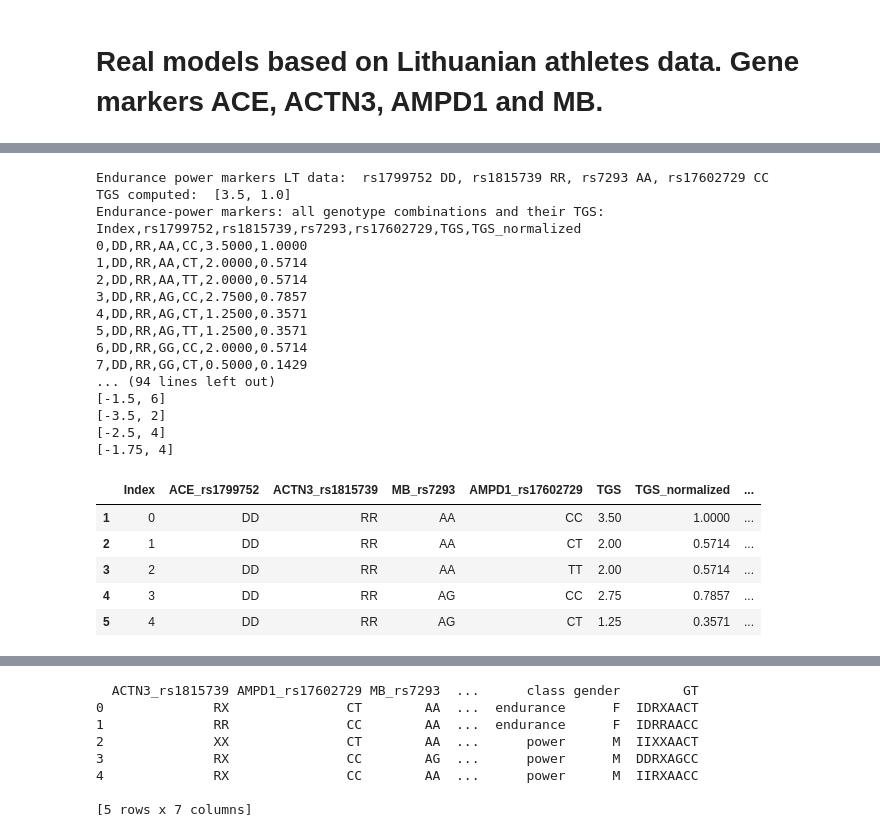
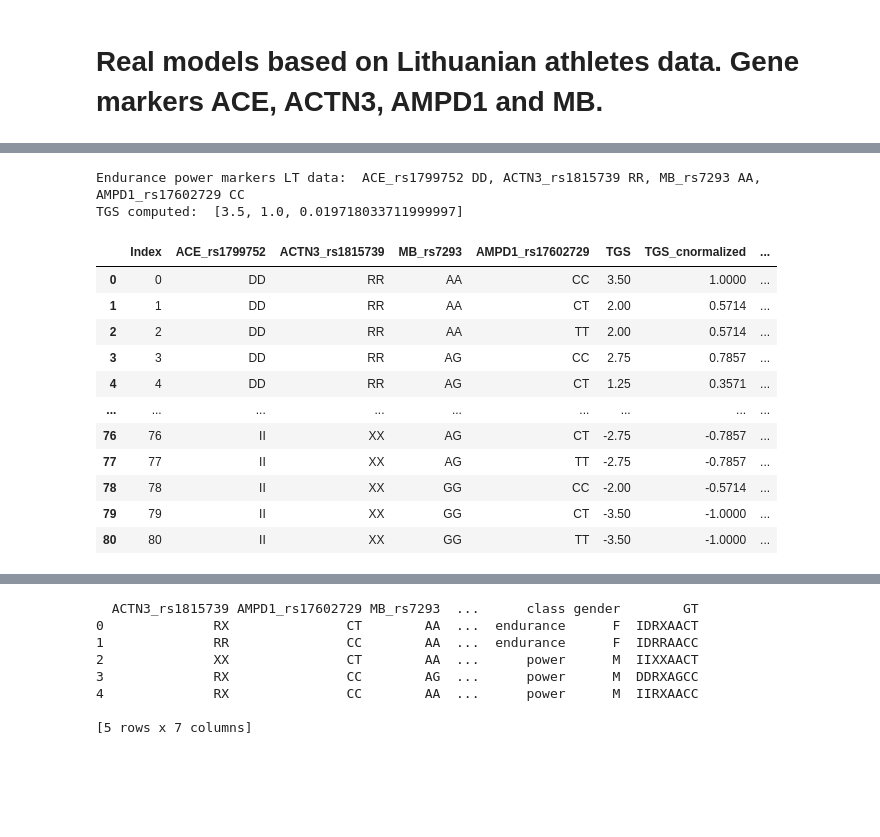
Before and after one commit to erinijapranckeviciene/ppolygenic, a Jupyter notebook: ppolygenic_working_draft.ipynb, the cells around one changed output, grey strips where cells are left out. Saved outputs shown, nothing was run; the diff lists cells and outputs as text; code cells hidden in the pictures; blank space fills up the shorter version.

```diff
--- a/ppolygenic_working_draft.ipynb
+++ b/ppolygenic_working_draft.ipynb
@@ -412,75 +461,51 @@ Index,rs1801133,rs602662,rs526934,rs1801222,TGS,TGS_normalized,GTprobability
 # %%
 import sys
 import itertools
 import csv
 import pandas
 
 ####### Endurance_power_markers dictionary
 markers_endpow ={ \
 # Endurance_power markers from literature evidence
      'endurance_power_vilnius': \
-                {'rs1799752':     {'gene':'ACE', 'genotype_scores':{'DD': 1, 'ID': 0, 'II': -1},'allele_freq':{'I':0.43,'D':0.57}, 'conf': 1},\
-                 'rs1815739':     {'gene':'ACTN3', 'genotype_scores':{'RR': 1, 'RX': 0, 'XX': -1},'allele_freq':{'R':0.65,'X':0.35}, 'conf': 1},\
-                 'rs7293': {'gene':'MB','genotype_scores':{'AA': 1, 'AG': 0, 'GG': -1},'allele_freq':{'A':0.5,'G':0.5}, 'conf': 0.75},\
-                 'rs17602729':{'gene':'AMPD1','genotype_scores':{'CC': 1, 'CT': -1, 'TT': -1},'allele_freq':{'C':0.85,'T':0.15}, 'conf': 0.75}}}
+                {'ACE_rs1799752':     {'gene':'ACE', 'genotype_scores':{'DD': 1, 'ID': 0, 'II': -1},'frequencies':{'DD': 0.247, 'ID': 0.369, 'II': 0.384},'allele_freq':{'I':0.43,'D':0.57}, 'conf': 1},\
+                 'ACTN3_rs1815739':     {'gene':'ACTN3', 'genotype_scores':{'RR': 1, 'RX': 0, 'XX': -1},'frequencies':{'RR': 0.408, 'RX': 0.49, 'XX': 0.102},'allele_freq':{'R':0.65,'X':0.35}, 'conf': 1},\
+                 'MB_rs7293': {'gene':'MB','genotype_scores':{'AA': 1, 'AG': 0, 'GG': -1},'frequencies':{'AA': 0.271, 'AG': 0.455, 'GG': 0.275},'allele_freq':{'A':0.5,'G':0.5}, 'conf': 0.75},\
+                 'AMPD1_rs17602729':{'gene':'AMPD1','genotype_scores':{'CC': 1, 'CT': -1, 'TT': -1},'frequencies':{'CC': 0.722, 'CT': 0.255, 'TT': 0.024},'allele_freq':{'C':0.85,'T':0.15}, 'conf': 0.75}}}
 
-endpow_gt_list='rs1799752 DD, rs1815739 RR, rs7293 AA, rs17602729 CC '
+endpow_gt_list='ACE_rs1799752 DD, ACTN3_rs1815739 RR, MB_rs7293 AA, AMPD1_rs17602729 CC '
 
 tgs_endpow = total_genotype_score(endpow_gt_list, markers_endpow['endurance_power_vilnius'])
 print("Endurance power markers LT data: ",endpow_gt_list)
 print("TGS computed: ", tgs_endpow)
 
 co = genotype_combinations_tgs(markers_endpow['endurance_power_vilnius'])
 # tg has a matrix of all combinations of the genotypes of markers in the model
 tg=co[0]
 # ft has a frequency distribution of the TGS
-ft=co[1]
+#ft=co[1]
 
-print("Endurance-power markers: all genotype combinations and their TGS:")
-for x in tg:
-    print(x)
+# Uncomment if you need to print a csv like data
+#print("Endurance-power markers: all genotype combinations and their TGS:")
+#for x in tg:
+#    print(x)
 
-print("Endurance-power markers: table of TGS frequency distribution:")
-for x in ft:
-    print(x)
-
-v=[]
-cnames=tg[0]
-s=cnames.split(sep=",")
-#print(s)
-for x in tg:
- v.append(x.split(sep=","))
-
-gtsdist=pandas.DataFrame(v,columns=['Index', 'ACE_rs1799752', 'ACTN3_rs1815739', 'MB_rs7293', 'AMPD1_rs17602729', 'TGS', 'TGS_normalized'])
-gtsdist1=gtsdist.drop([0],axis=0)
-gtsdist1['TGS']=gtsdist1['TGS'].astype(float)
-uniqgt=gtsdist1['ACE_rs1799752']+gtsdist1['ACTN3_rs1815739']+gtsdist1['MB_rs7293']+gtsdist1['AMPD1_rs17602729']
-gtsdist1['GT']=uniqgt
-#gtsdist1 is null distribution of genotypes and TGS scores across genotypes
-TGSmat=gtsdist1.copy()
-# TGSmat contains null model
-TGSmat.head()
+# Create a dataframe from all combinations and add GT column of benotype combinations
+TGSmat=GTcombinations_to_df(tg)
+TGSmat['GT']=TGSmat['ACE_rs1799752']+TGSmat['ACTN3_rs1815739']+TGSmat['MB_rs7293']+TGSmat['AMPD1_rs17602729']
+TGSmat
 # %% [output]
-Endurance power markers LT data:  rs1799752 DD, rs1815739 RR, rs7293 AA, rs17602729 CC
-TGS computed:  [3.5, 1.0]
-Endurance-power markers: all genotype combinations and their TGS:
-Index,rs1799752,rs1815739,rs7293,rs17602729,TGS,TGS_normalized
-0,DD,RR,AA,CC,3.5000,1.0000
-1,DD,RR,AA,CT,2.0000,0.5714
-2,DD,RR,AA,TT,2.0000,0.5714
-3,DD,RR,AG,CC,2.7500,0.7857
-4,DD,RR,AG,CT,1.2500,0.3571
-5,DD,RR,AG,TT,1.2500,0.3571
-6,DD,RR,GG,CC,2.0000,0.5714
-7,DD,RR,GG,CT,0.5000,0.1429
-... (94 lines left out)
-[-1.5, 6]
-[-3.5, 2]
-[-2.5, 4]
-[-1.75, 4]
+Endurance power markers LT data:  ACE_rs1799752 DD, ACTN3_rs1815739 RR, MB_rs7293 AA, AMPD1_rs17602729 CC
+TGS computed:  [3.5, 1.0, 0.019718033711999997]
-|  | Index | ACE_rs1799752 | ACTN3_rs1815739 | MB_rs7293 | AMPD1_rs17602729 | TGS | TGS_normalized | ... |
-| 1 | 0 | DD | RR | AA | CC | 3.50 | 1.0000 | ... |
-| 2 | 1 | DD | RR | AA | CT | 2.00 | 0.5714 | ... |
-| 3 | 2 | DD | RR | AA | TT | 2.00 | 0.5714 | ... |
-| 4 | 3 | DD | RR | AG | CC | 2.75 | 0.7857 | ... |
-| 5 | 4 | DD | RR | AG | CT | 1.25 | 0.3571 | ... |
+|  | Index | ACE_rs1799752 | ACTN3_rs1815739 | MB_rs7293 | AMPD1_rs17602729 | TGS | TGS_cnormalized | ... |
+| 0 | 0 | DD | RR | AA | CC | 3.50 | 1.0000 | ... |
+| 1 | 1 | DD | RR | AA | CT | 2.00 | 0.5714 | ... |
+| 2 | 2 | DD | RR | AA | TT | 2.00 | 0.5714 | ... |
+| 3 | 3 | DD | RR | AG | CC | 2.75 | 0.7857 | ... |
+| 4 | 4 | DD | RR | AG | CT | 1.25 | 0.3571 | ... |
+| ... | ... | ... | ... | ... | ... | ... | ... | ... |
+| 76 | 76 | II | XX | AG | CT | -2.75 | -0.7857 | ... |
+| 77 | 77 | II | XX | AG | TT | -2.75 | -0.7857 | ... |
+| 78 | 78 | II | XX | GG | CC | -2.00 | -0.5714 | ... |
+| 79 | 79 | II | XX | GG | CT | -3.50 | -1.0000 | ... |
+| 80 | 80 | II | XX | GG | TT | -3.50 | -1.0000 | ... |
```
Also changed, not shown: parts of 9 cells of this notebook.
